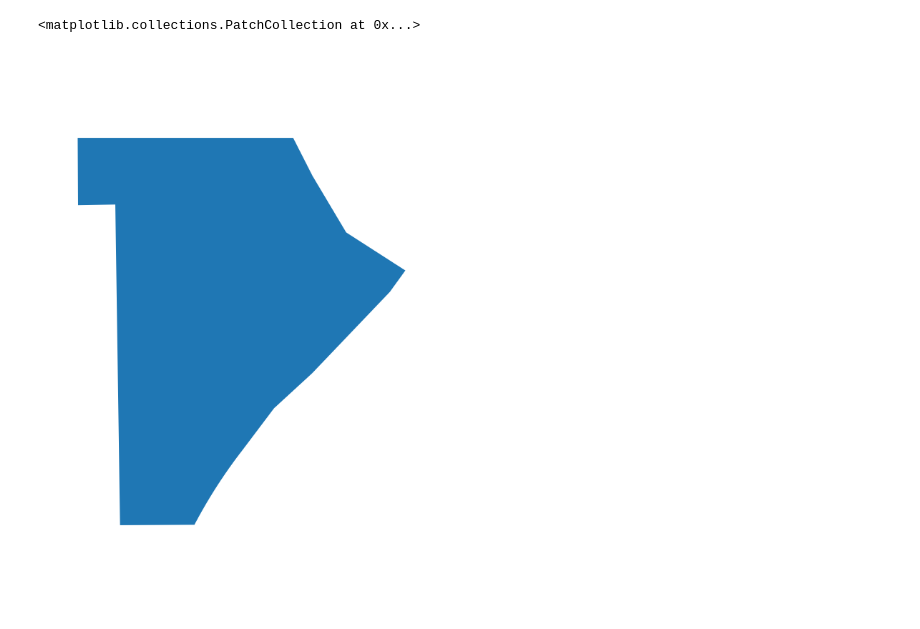
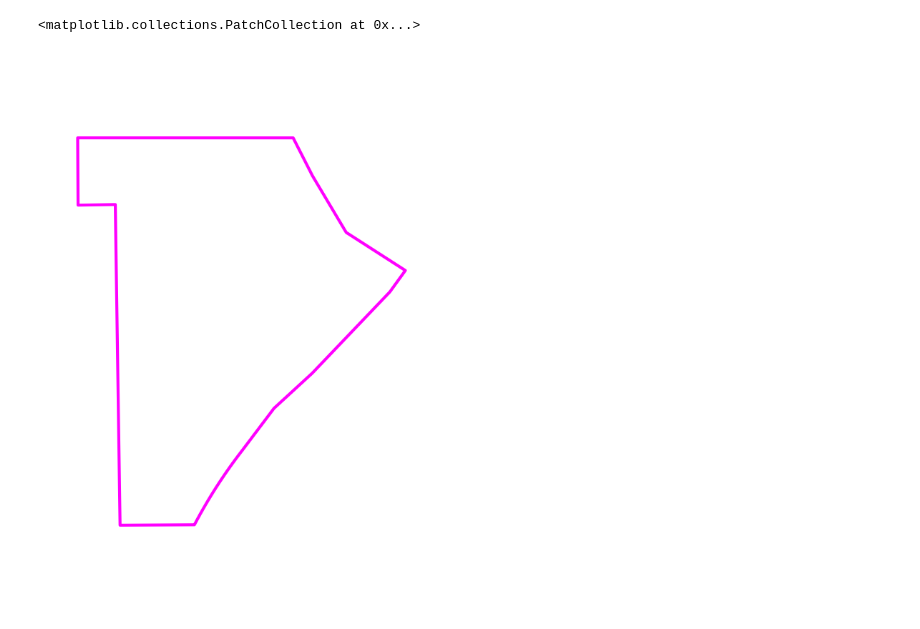
Before and after one commit to rhodges/ecotrust_jupyter, a Jupyter notebook: Drawing GIS/Draw Layered Map Tiles with MatPlotLib.ipynb, the cells around one changed output. Saved outputs shown, nothing was run; the diff lists cells and outputs as text; code cells hidden in the pictures.

Commit message:
style prop line and get aerial image

```diff
--- a/Drawing GIS/Draw Layered Map Tiles with MatPlotLib.ipynb
+++ b/Drawing GIS/Draw Layered Map Tiles with MatPlotLib.ipynb
@@ -158,34 +158,38 @@ property_bboxes = {
 # %%
 ## RENDER THE PROPERTY IMAGE
 
 # See lot.landmapper.map_layers.views.render_vectors
 import numpy as np
 from matplotlib import patches
 from matplotlib import pyplot as plt
 from matplotlib.collections import PatchCollection
 import shapely
 import shapely.geometry
 
 dpi = 300
-patch_kwargs = {}
+patch_kwargs = {
+    'fc': 'none',           # what is this?
+    'ec': (1, 0, 1, 1),     # edge color (RGBA)
+    'lw': 1                 # line width
+}
 [xmin, ymin, xmax, ymax] = [float(x) for x in property_specs['bbox'].split(',')]
 img_width = property_specs['width'] / float(dpi)
 img_height = property_specs['height'] / float(dpi)
 
-fig = plt.figure(figsize=(img_width, img_height), dpi=dpi)
-ax = fig.add_axes([0.0,0.0,1.0,1.0])
-ax.set(xlim=(xmin, xmax), ylim=(ymin, ymax))
-ax.axis('off')
+property_figure = plt.figure(figsize=(img_width, img_height), dpi=dpi)
+property_axes = property_figure.add_axes([0.0,0.0,1.0,1.0])
+property_axes.set(xlim=(xmin, xmax), ylim=(ymin, ymax))
+property_axes.axis('off')
 
 polys = []
 
 for coord_set in property_specs['geometry'].coords:
     for poly_coords in coord_set:
         poly = shapely.geometry.Polygon(poly_coords)
         patch = patches.Polygon(np.array(poly.exterior.xy).T)
         polys.append(patch)
 
-ax.add_collection(PatchCollection(polys, **patch_kwargs))
+property_axes.add_collection(PatchCollection(polys, **patch_kwargs))
 # %% [output]
 <matplotlib.collections.PatchCollection at 0x...>
-[figure, old version]
+[figure, new version]
```
Also changed, not shown: parts of 2 cells of this notebook.
